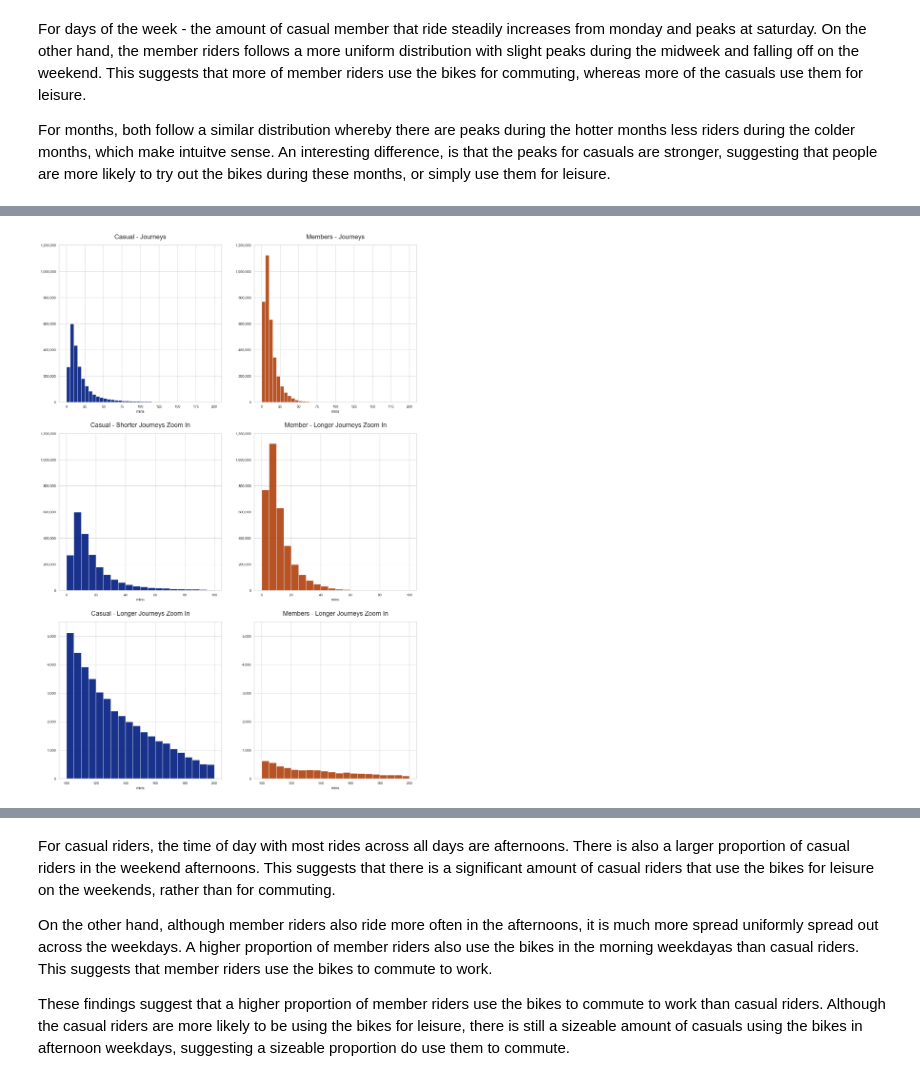
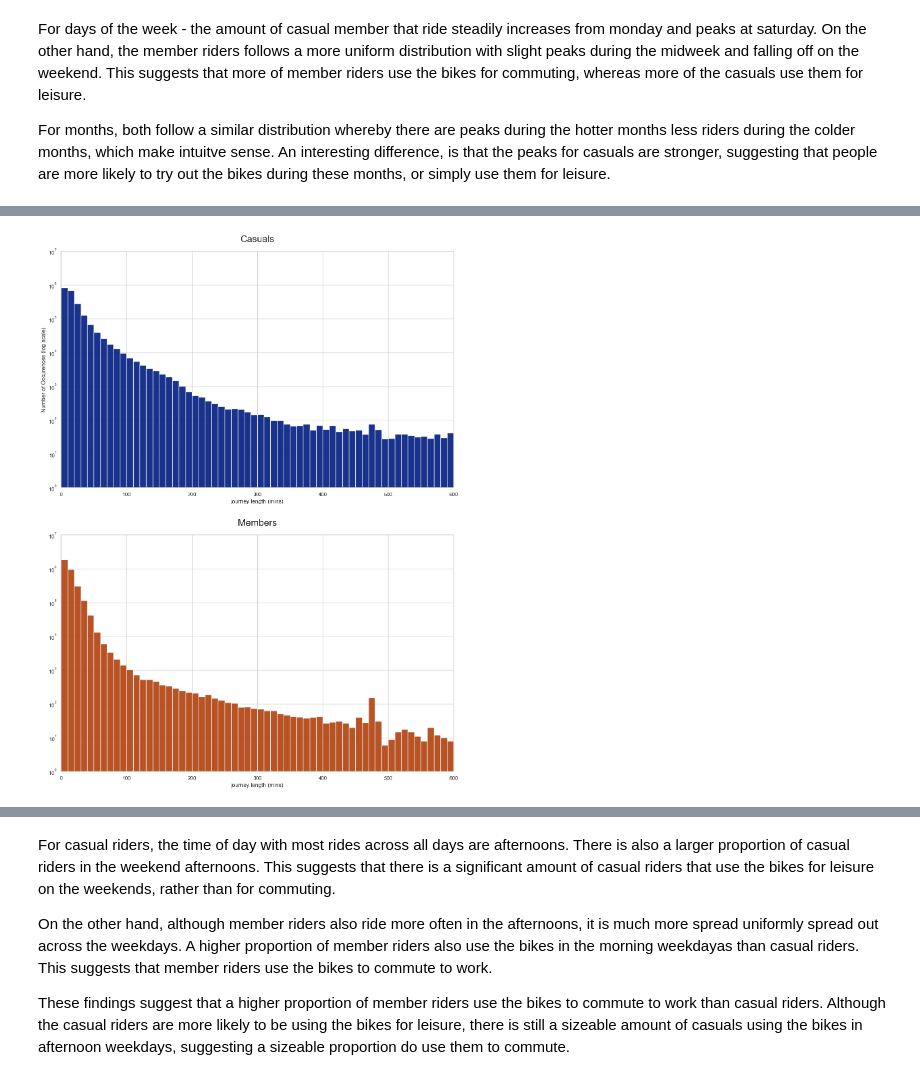
Before and after one commit to dydev012/capstone_cyclistic, a Jupyter notebook: analyze.ipynb, the cells around one changed output, grey strips where cells are left out. Drawn from its saved outputs; the diff is of its cells as text; code cells hidden in the pictures.

Commit message:
test report image sizing

```diff
--- a/analyze.ipynb
+++ b/analyze.ipynb
@@ -135,13 +129,13 @@ For days of the week - the amount of casual member that ride steadily increases
 
 For months, both follow a similar distribution whereby there are peaks during the hotter months less riders during the colder months, which make intuitve sense. An interesting difference, is that the peaks for casuals are stronger, suggesting that people are more likely to try out the bikes during these months, or simply use them for leisure.
 # %%
-fig, ((ax1, ax2), (ax3, ax4), (ax5, ax6)) = plt.subplots(3, 2, figsize=(20, 30))
+fig, ((ax1, ax2)) = plt.subplots(2, 1, figsize=(15, 20))
 
 
 g1 = sns.histplot(
     data=df[df["member_casual"] == "casual"],
     x="ride_length_mins",
-    bins=[x for x in range(0, 200 + 1, 5)],
+    bins=[x for x in range(0, 600 + 1, 10)],
     ax=ax1,
     alpha=0.9,
     color=DP[0],
@@ -150,15 +144,17 @@ ax1.ticklabel_format(style="plain", axis="both")
 ax1.get_yaxis().set_major_formatter(
     matplotlib.ticker.FuncFormatter(lambda x, p: format(int(x), ","))
 )
-g1.set_ylabel(ylabel=None)
-g1.set_xlabel(xlabel="mins")
-ax1.set_title("Casual - Journeys", fontsize=20, pad=20)
-ax1.set_ylim(0, 1200000)
+g1.set_ylabel(ylabel="Number of Occurences (log scale)")
+g1.set_xlabel(xlabel="journey length (mins)")
+ax1.set_title("Casuals", fontsize=20, pad=20)
+ax1.set_yscale("log")
+ax1.set_ylim(1, 1e7)
+ax1.set_xlim(0, 600)
 
 g2 = sns.histplot(
     data=df[df["member_casual"] == "member"],
     x="ride_length_mins",
-    bins=[x for x in range(0, 200 + 1, 5)],
+    bins=[x for x in range(0, 600 + 1, 10)],
     ax=ax2,
     alpha=0.9,
     color=DP[1],
@@ -168,76 +164,9 @@ ax2.get_yaxis().set_major_formatter(
     matplotlib.ticker.FuncFormatter(lambda x, p: format(int(x), ","))
 )
 g2.set_ylabel(ylabel=None)
-g2.set_xlabel(xlabel="mins")
-ax2.set_title("Members - Journeys", fontsize=20, pad=20)
-ax2.set_ylim(0, 1200000)
-
-g3 = sns.histplot(
-    data=df[df["member_casual"] == "casual"],
-    x="ride_length_mins",
-    bins=[x for x in range(0, 100 + 1, 5)],
-    ax=ax3,
-    alpha=0.9,
-    color=DP[0],
-)
-ax3.ticklabel_format(style="plain", axis="both")
-ax3.get_yaxis().set_major_formatter(
-    matplotlib.ticker.FuncFormatter(lambda x, p: format(int(x), ","))
-)
-g3.set_ylabel(ylabel=None)
-g3.set_xlabel(xlabel="mins")
-ax3.set_title("Casual - Shorter Journeys Zoom In", fontsize=20, pad=20)
-ax3.set_ylim(0, 1200000)
-
-g4 = sns.histplot(
-    data=df[df["member_casual"] == "member"],
-    x="ride_length_mins",
-    bins=[x for x in range(0, 100 + 1, 5)],
-    ax=ax4,
-    alpha=0.9,
-    color=DP[1],
-)
-ax4.ticklabel_format(style="plain", axis="both")
-ax4.get_yaxis().set_major_formatter(
-    matplotlib.ticker.FuncFormatter(lambda x, p: format(int(x), ","))
-)
-g4.set_ylabel(ylabel=None)
-g4.set_xlabel(xlabel="mins")
-ax4.set_title("Member - Longer Journeys Zoom In", fontsize=20, pad=20)
-ax4.set_ylim(0, 1200000)
-
-g5 = sns.histplot(
-    data=df[df["member_casual"] == "casual"],
-    x="ride_length_mins",
-    bins=[x for x in range(100, 200 + 1, 5)],
-    ax=ax5,
-    alpha=0.9,
-    color=DP[0],
-)
-ax5.ticklabel_format(style="plain", axis="both")
-ax5.get_yaxis().set_major_formatter(
-    matplotlib.ticker.FuncFormatter(lambda x, p: format(int(x), ","))
-)
-g5.set_ylabel(ylabel=None)
-g5.set_xlabel(xlabel="mins")
-ax5.set_title("Casual - Longer Journeys Zoom In", fontsize=20, pad=20)
-ax5.set_ylim(0, 5500)
-
-
-g6 = sns.histplot(
-    data=df[df["member_casual"] == "member"],
-    x="ride_length_mins",
-    bins=[x for x in range(100, 200 + 1, 5)],
-    ax=ax6,
-    alpha=0.9,
-    color=DP[1],
-)
-ax6.ticklabel_format(style="plain", axis="both")
-ax6.get_yaxis().set_major_formatter(
-    matplotlib.ticker.FuncFormatter(lambda x, p: format(int(x), ","))
-)
-g6.set_ylabel(ylabel=None)
-g6.set_xlabel(xlabel="mins")
-ax6.set_title("Members - Longer Journeys Zoom In", fontsize=20, pad=20)
-ax6.set_ylim(0, 5500)
+g2.set_xlabel(xlabel="journey length (mins)")
+ax2.set_title("Members", fontsize=20, pad=20)
+ax2.set_yscale("log")
+ax2.set_ylim(1, 1e7)
+ax2.set_xlim(0, 600)
 # %% [output]
@@ -245 +174 @@ ax6.set_ylim(0, 5500)
-[figure, old version]
+[figure, new version]
```
Also changed, not shown: parts of 12 cells of this notebook, 4 other files.
